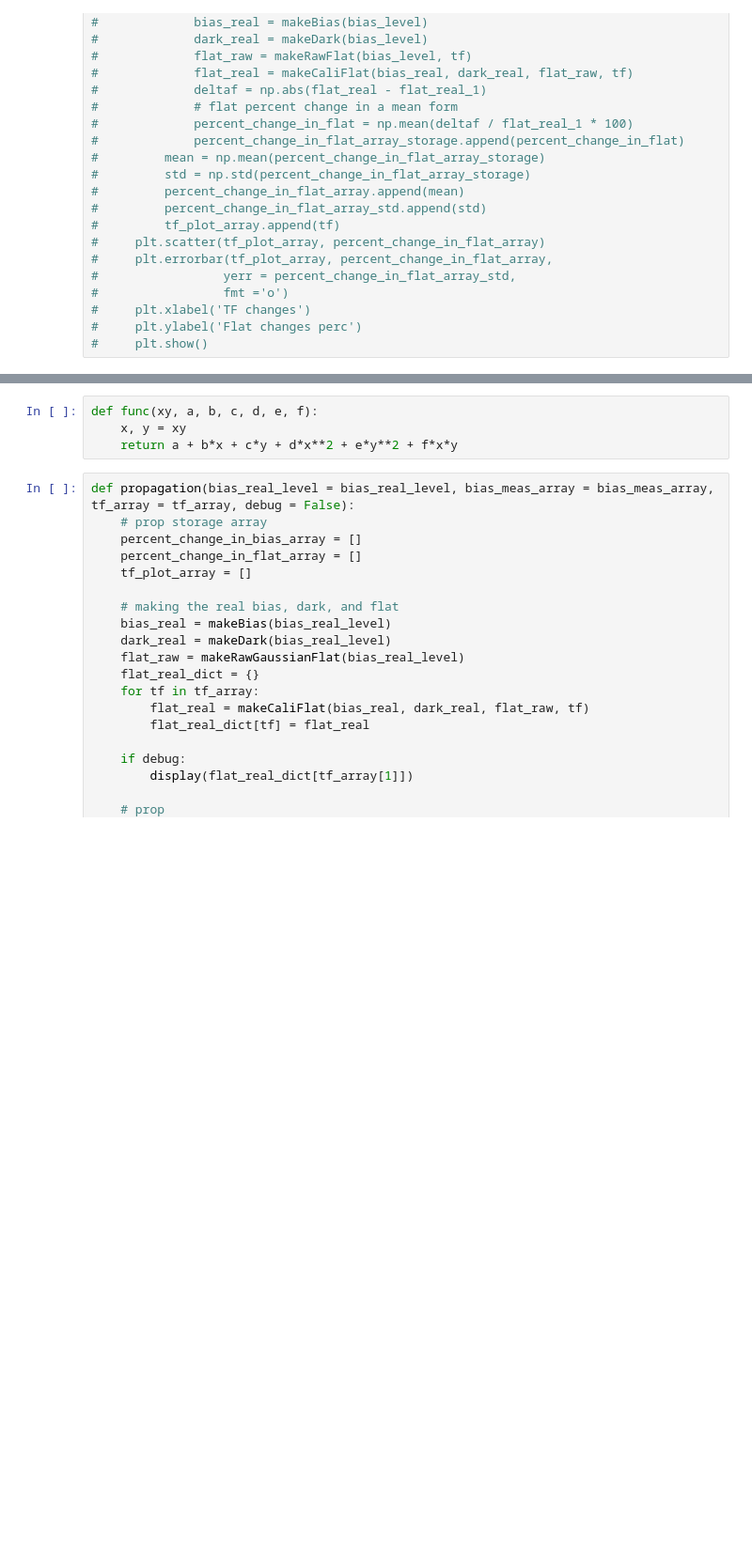
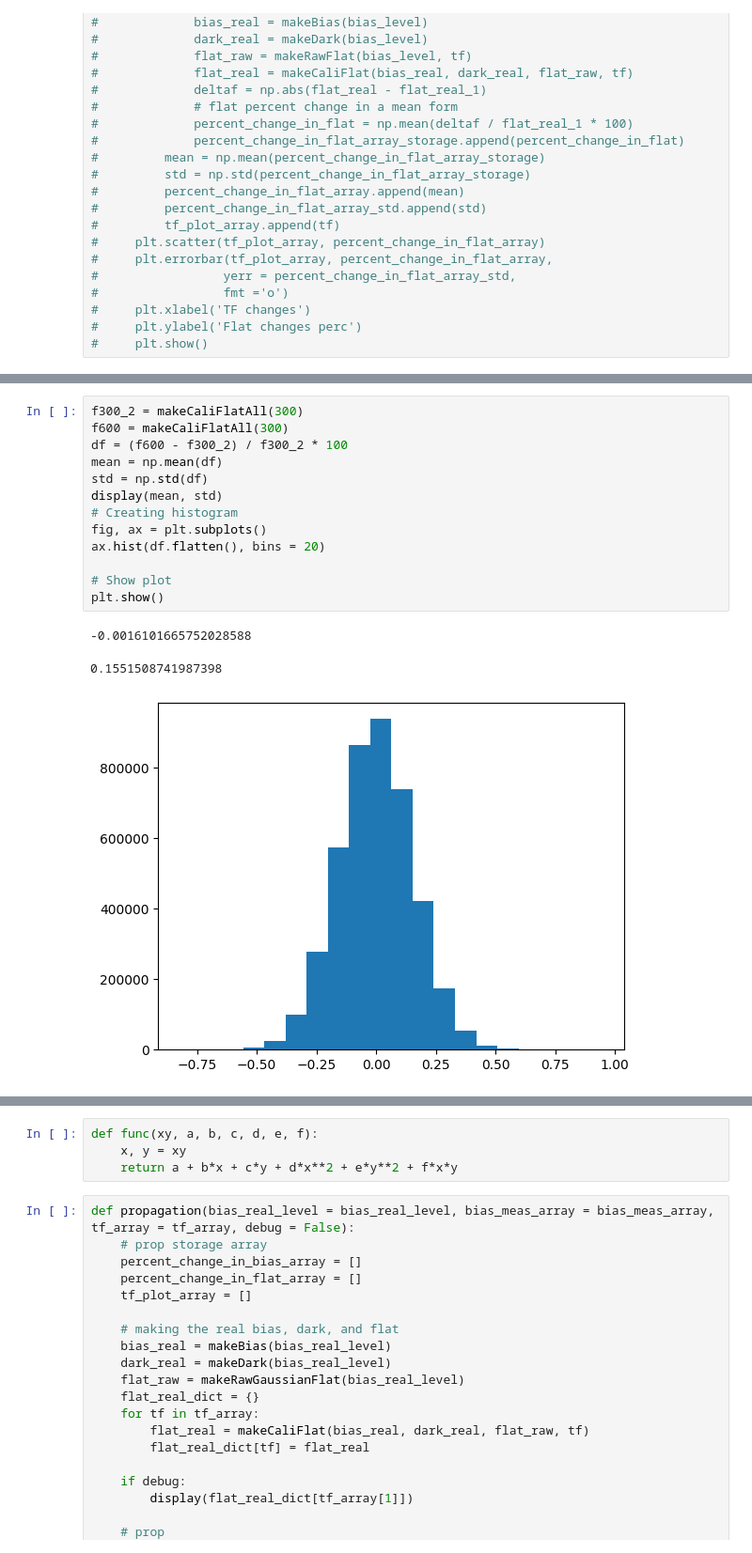
Before and after one commit to Voluptatemn/AstroResearch, a Jupyter notebook: BiasErrorProp.ipynb, the cells around one changed output, grey strips where cells are left out. Shown at 94% size. Drawn from its saved outputs; the diff is of its cells as text; blank space fills up the shorter version.

```diff
--- a/BiasErrorProp.ipynb
+++ b/BiasErrorProp.ipynb
@@ -327,0 +342,17 @@ display(df)
+# %%
+f300_2 = makeCaliFlatAll(300)
+f600 = makeCaliFlatAll(300)
+df = (f600 - f300_2) / f300_2 * 100
+mean = np.mean(df)
+std = np.std(df)
+display(mean, std)
+# Creating histogram
+fig, ax = plt.subplots()
+ax.hist(df.flatten(), bins = 20)
+
+# Show plot
+plt.show()
+# %% [output]
+-0.0016101665752028588
+0.1551508741987398
+[figure, added]
```
Also changed, not shown: parts of 7 cells of this notebook.
